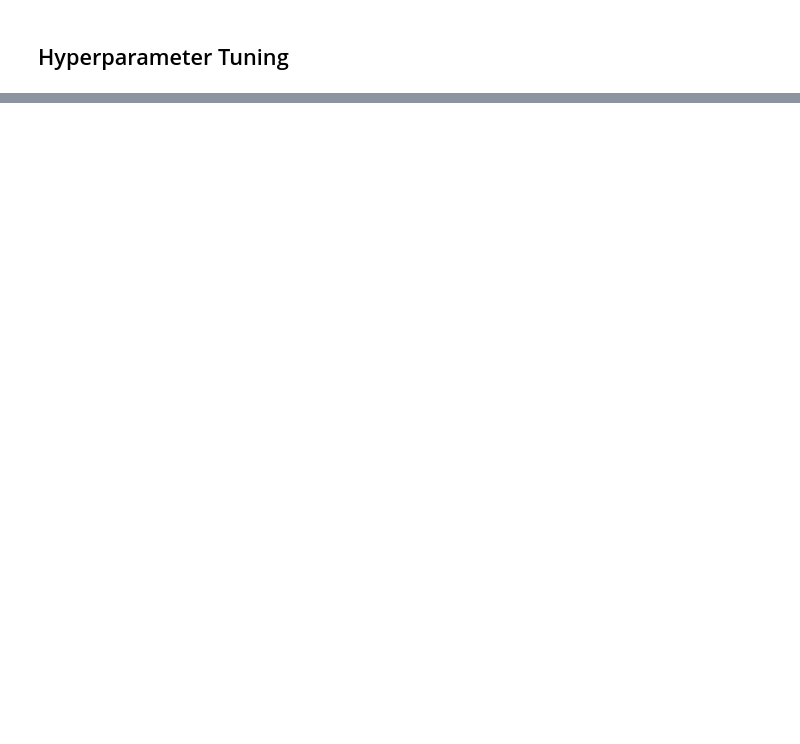
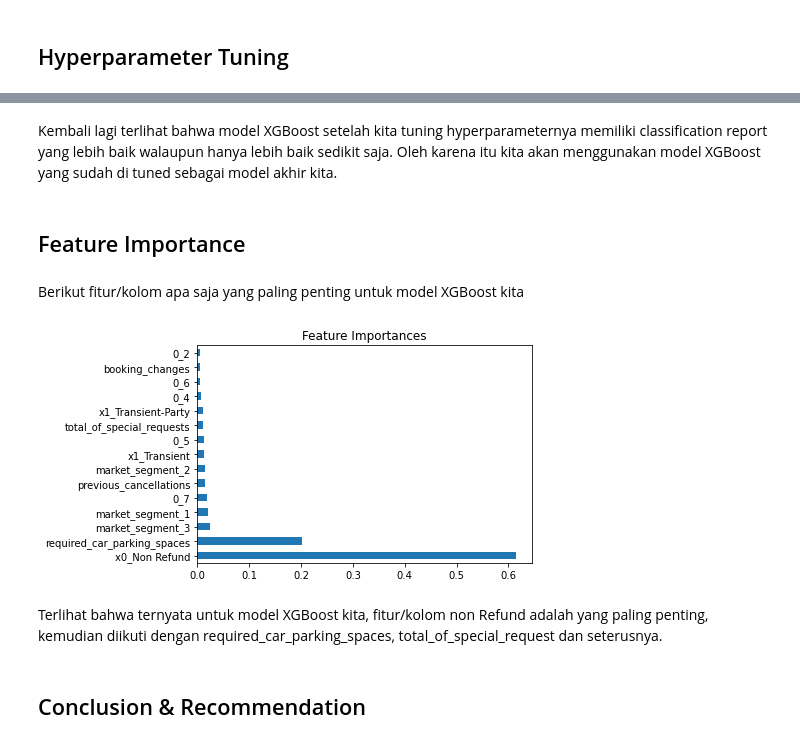
Before and after one commit to alhudareza4/Project-Hotel-Demand-Classification, a Jupyter notebook: CapstoneProject_Modul 3_classification_Alhuda Reza M.ipynb, the cells around one changed output, grey strips where cells are left out. Saved outputs shown, nothing was run; the diff lists cells and outputs as text; code cells hidden in the pictures; blank space fills up the shorter version.

```diff
--- a/CapstoneProject_Modul 3_classification_Alhuda Reza M.ipynb
+++ b/CapstoneProject_Modul 3_classification_Alhuda Reza M.ipynb
@@ -754,22 +527,8 @@ estimator = Pipeline([
 ])
 # %%
 hyperparam_space = [{
-    'oversampling__sampling_strategy' : ['minority', 'not minority'],
-    'model__eta' : [0.3, 0.4, 0.5, 0.6, 0.7],
-    'model__gamma' : [0, 1, 2, 3, 4, 5],
-    'model__max_depth' : [3, 4, 5, 6, 7, 8, 9],
-    'model__min_child_weight' : [1, 2, 3, 4, 5]
+    'model__learning_rate' : [0.2,0.3, 0.4, 0.5],
+    'model__n_estimators' : [50, 100, 150, 200, 250],
+    'model__max_depth' : [4, 5, 6, 7, 8],
+    'model__max_leaves' : [0, 1, 2]
 }]
-# %%
-random = RandomizedSearchCV(
-            estimator=estimator,
-            param_distributions = hyperparam_space,
-            cv = StratifiedKFold(n_splits = 5, shuffle = True, random_state =2022),
-            scoring = 'f1',
-            n_iter = 10,
-            n_jobs = -1)
-
-random.fit(X_train, y_train)
-
-print ('best score', random.best_score_)
-print ('best_param', random.best_params_)
@@ -790,0 +575,3 @@ print(grid.best_params_)
+# %%
+best_model = grid.best_estimator_
+best_model.fit(X_train, y_train)
@@ -790,0 +660,21 @@ print(grid.best_params_)
+# %% [markdown]
+Kembali lagi terlihat bahwa model XGBoost setelah kita tuning hyperparameternya memiliki classification report yang lebih baik walaupun hanya lebih baik sedikit saja. Oleh karena itu kita akan menggunakan model XGBoost yang sudah di tuned sebagai model akhir kita.
+# %% [markdown]
+## Feature Importance
+# %%
+features = (list(transformer.transformers_[0][1].get_feature_names()) +
+                transformer.transformers_[1][1][1].get_feature_names() +
+                transformer.transformers_[2][1].get_feature_names() +
+           ['previous_cancellations', 'booking_changes', 'days_in_waiting_list', 'required_car_parking_spaces' , 'total_of_special_requests'])
+# %% [markdown]
+Berikut fitur/kolom apa saja yang paling penting untuk model XGBoost kita
+# %%
+coef1 = pd.Series(best_model['model'].feature_importances_, features).sort_values(ascending=False).head(15)
+coef1.plot(kind='barh', title='Feature Importances')
+plt.show()
+# %% [output]
+[figure, added]
+# %% [markdown]
+Terlihat bahwa ternyata untuk model XGBoost kita, fitur/kolom non Refund adalah yang paling penting, kemudian diikuti dengan required_car_parking_spaces, total_of_special_request dan seterusnya.
+# %% [markdown]
+## Conclusion & Recommendation
```
Also changed, not shown: parts of 55 cells of this notebook, 1 other file.
